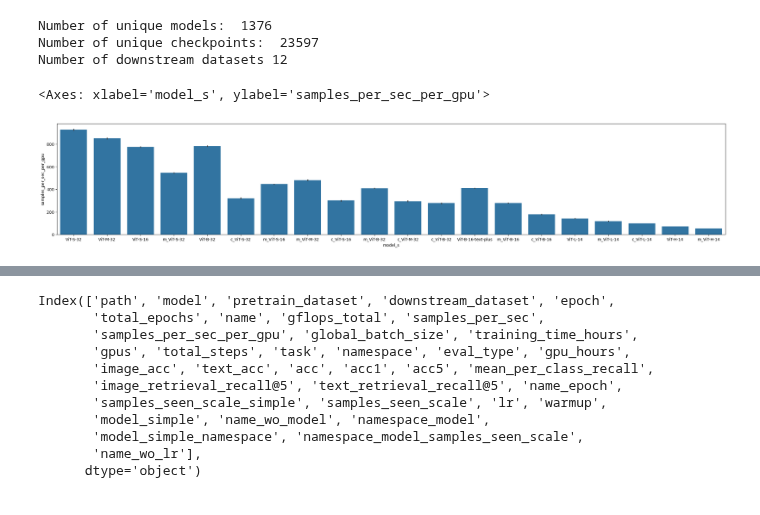
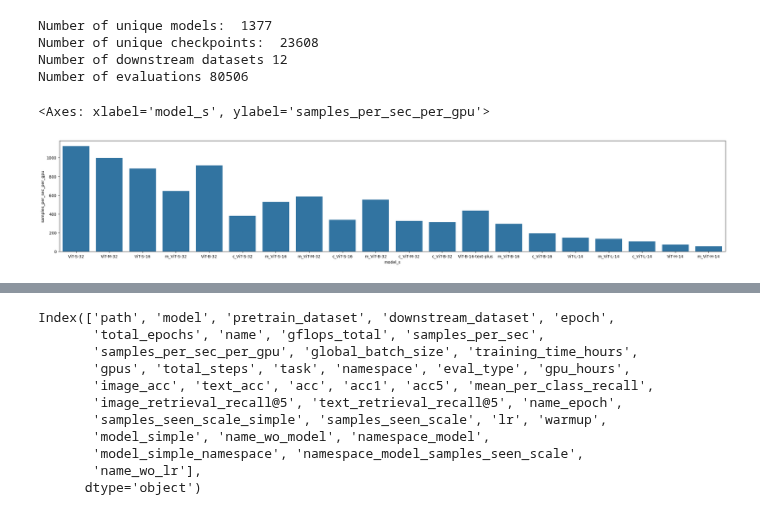
Before and after one commit to SLAMPAI/open_clip_scaling, a Jupyter notebook: results.ipynb, the cells around one changed output, grey strips where cells are left out. Cells and saved outputs as stored; diff of their text form; code cells hidden in the pictures.

```diff
--- a/results.ipynb
+++ b/results.ipynb
@@ -102,17 +102,19 @@ df.head()
 print("Number of unique models: ", len(df.name.unique()))
 print("Number of unique checkpoints: ", len(df.name_epoch.unique()))
 print("Number of downstream datasets", len(df.downstream_dataset.unique()))
+print("Number of evaluations", len(df))
 # %% [output]
-Number of unique models:  1376
-Number of unique checkpoints:  23597
+Number of unique models:  1377
+Number of unique checkpoints:  23608
 Number of downstream datasets 12
+Number of evaluations 80506
 # %%
 fig = plt.figure(figsize=(30, 5))
 d = df.copy()
 d["model_s"] = d.model.apply(lambda m:m.replace("mammut", "m").replace("coca", "c"))
 archs = d.model_s.unique()
 archs = sorted(archs, key=lambda k:model_profile.loc[k.replace("m", "mammut").replace("c", "coca")].gflops)
-sns.barplot(x="model_s", y="samples_per_sec_per_gpu", data=d, order=archs)
+sns.barplot(x="model_s", y="samples_per_sec_per_gpu", data=d, order=archs, estimator="max")
 # %% [output]
 <Axes: xlabel='model_s', ylabel='samples_per_sec_per_gpu'>
-[figure, old version]
+[figure, new version]
```
Also changed, not shown: parts of 11 cells of this notebook.
